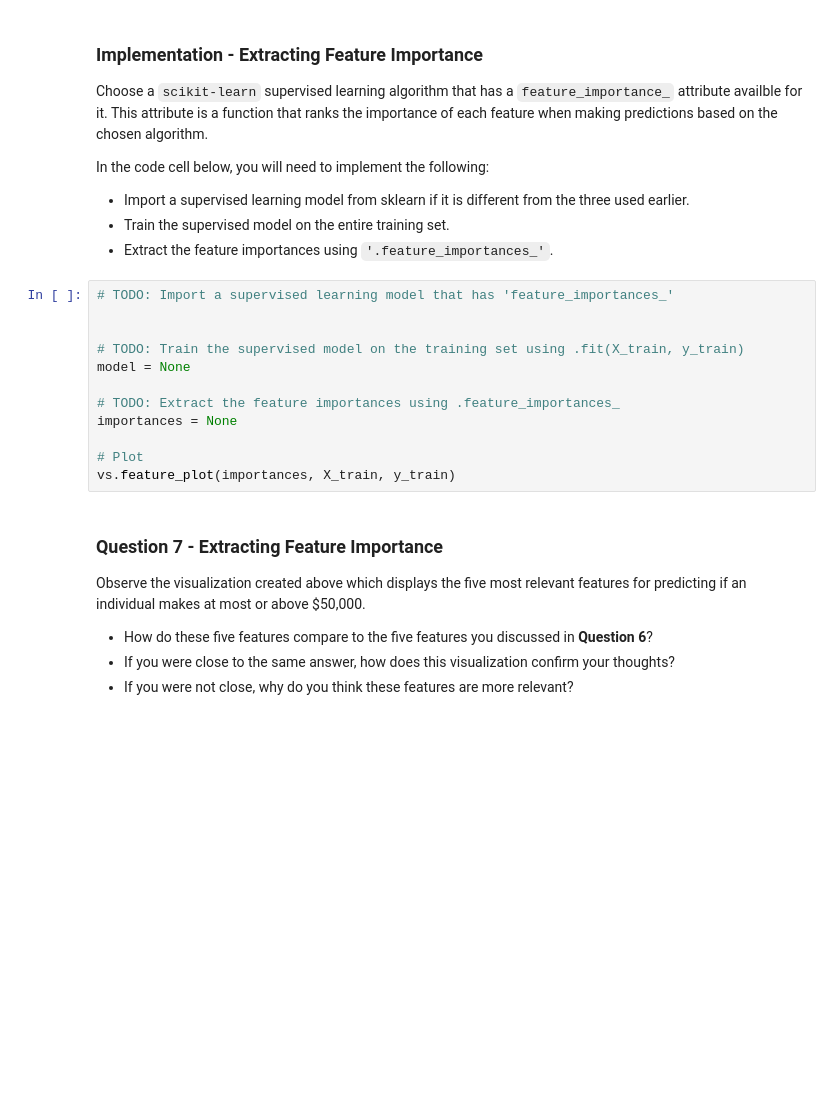
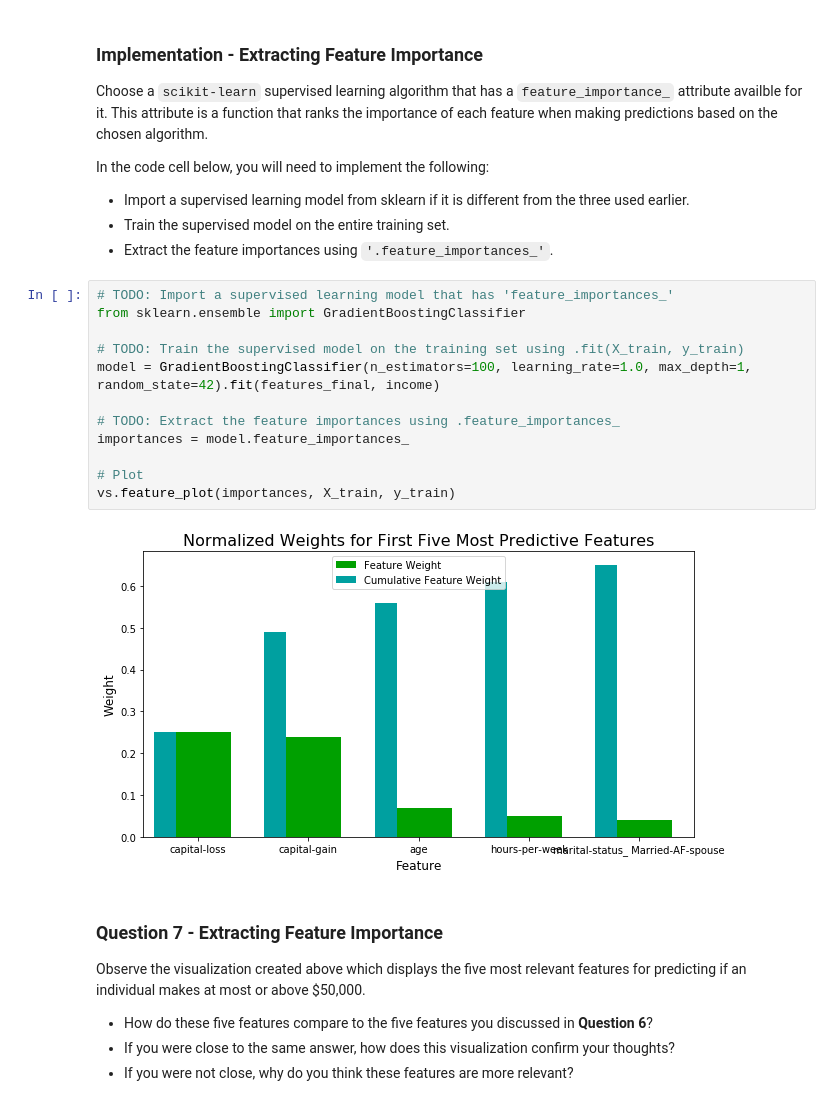
Before and after one commit to Gabaly92/Finding_donors, a Jupyter notebook: finding_donors.ipynb, the cells around one changed output. Saved outputs shown, nothing was run; the diff lists cells and outputs as text; blank space fills up the shorter version.

Commit message:
Feature importance

```diff
--- a/finding_donors.ipynb
+++ b/finding_donors.ipynb
@@ -603,16 +615,18 @@ In the code cell below, you will need to implement the following:
  - Extract the feature importances using `'.feature_importances_'`.
 # %%
 # TODO: Import a supervised learning model that has 'feature_importances_'
-
+from sklearn.ensemble import GradientBoostingClassifier
 
 # TODO: Train the supervised model on the training set using .fit(X_train, y_train)
-model = None
+model = GradientBoostingClassifier(n_estimators=100, learning_rate=1.0, max_depth=1, random_state=42).fit(features_final, income)
 
 # TODO: Extract the feature importances using .feature_importances_
-importances = None
+importances = model.feature_importances_
 
 # Plot
 vs.feature_plot(importances, X_train, y_train)
+# %% [output]
+[figure, added]
 # %% [markdown]
 ### Question 7 - Extracting Feature Importance
 
```
Also changed, not shown: parts of 5 cells of this notebook.
